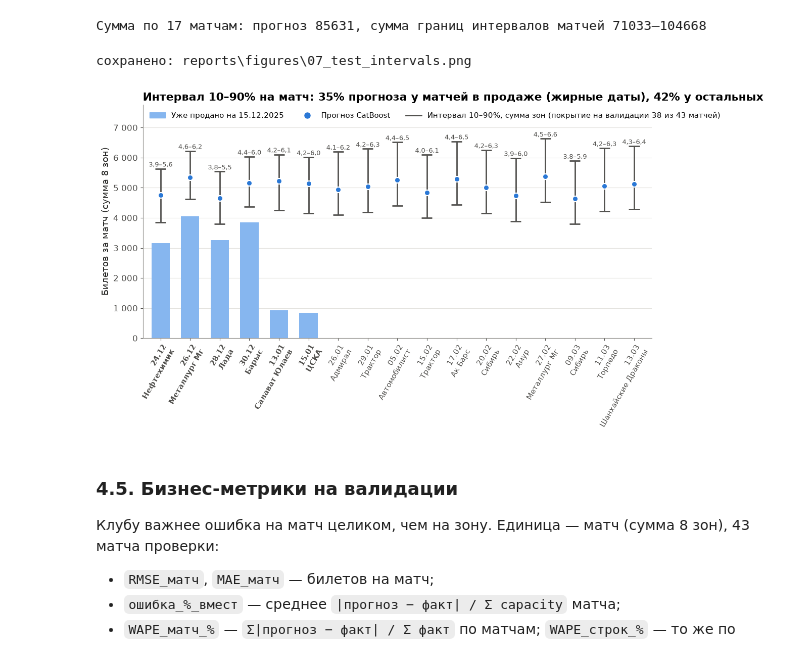
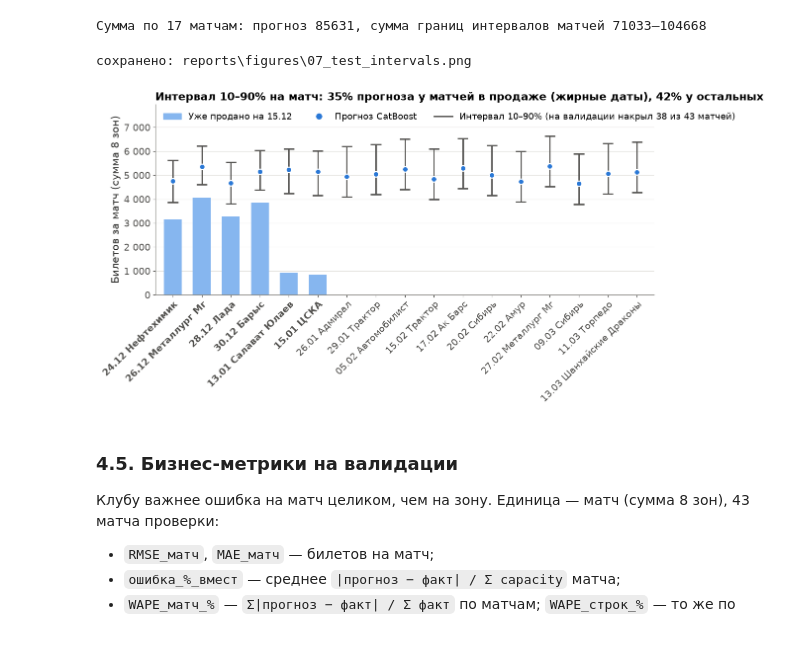
Before and after one commit to shertwg/datamatch-avangard, a Jupyter notebook: notebooks/04_report.ipynb, the cells around one changed output. Cells and saved outputs as stored; diff of their text form; code cells hidden in the pictures.

Commit message:
Figure 07: cleaner for slide
Co-Authored-By: Claude Opus 5.5 <noreply@anthropic.com>

```diff
--- a/notebooks/04_report.ipynb
+++ b/notebooks/04_report.ipynb
@@ -1257,40 +1257,40 @@ print(f"Сумма по 17 матчам: прогноз {TEST_INTERVAL[1]}, су
 | 16 | M102 | 13.03.2026 | Шанхайские Драконы | 0 | 0 | 5131 | 4281 | 6384 | 7065 | ... |
 Сумма по 17 матчам: прогноз 85631, сумма границ интервалов матчей 71033–104668
 # %%
-fig, ax = plt.subplots(figsize=(13, 6))
+# Под слайд: без подписей диапазонов (цифры — в CSV и заметках), крупные оси, ниже по высоте
+fig, ax = plt.subplots(figsize=(13, 5))
 x = np.arange(len(tmi))
 ax.bar(x, tmi["sold"], 0.62, color="#86b6ef", label="Уже продано на 15.12.2025", zorder=2)
 ax.vlines(x, tmi["low"], tmi["high"], color=INK2, lw=2, zorder=3)
 for cap_y in ("low", "high"):
     ax.hlines(tmi[cap_y], x - 0.18, x + 0.18, color=INK2, lw=2, zorder=3)
 ax.scatter(x, tmi["pred"], s=64, color=MODEL_COLORS["catboost"], edgecolor="white", linewidth=1.5, zorder=4,
            label="Прогноз CatBoost")
-for xi, lo, hi in zip(x, tmi["low"], tmi["high"]):
-    ax.text(xi, hi + 70, f"{ru(lo / 1000)}–{ru(hi / 1000)}", ha="center", fontsize=9.5, color=INK2)
-ax.set_xticks(x, [f"{d:%d.%m}\n{o}" for d, o in zip(tmi["match_date"], tmi["opponent"])],
-              rotation=60, ha="right", rotation_mode="anchor", fontsize=11)
+ax.set_xticks(x, [f"{d:%d.%m} {o}" for d, o in zip(tmi["match_date"], tmi["opponent"])],
+              rotation=45, ha="right", rotation_mode="anchor", fontsize=14)
 for lbl, s in zip(ax.get_xticklabels(), tmi["in_sale"]):
     if s:
         lbl.set_fontweight("bold")
 ax.set_xlim(-0.6, len(tmi) - 0.4)
-ax.set_ylim(0, tmi["high"].max() * 1.17)
-ax.set_ylabel("Билетов за матч (сумма 8 зон)")
+ax.set_ylim(0, tmi["high"].max() * 1.2)
+ax.set_ylabel("Билетов за матч (сумма 8 зон)", fontsize=15)
+ax.tick_params(axis="y", labelsize=14)
 ax.yaxis.set_major_formatter(plt.FuncFormatter(lambda v, _: ru(v, 0)))
 ax.grid(axis="x", visible=False)
 w_in = ((tmi["high"] - tmi["low"]) / tmi["pred"])[tmi["in_sale"]].mean()
 w_out = ((tmi["high"] - tmi["low"]) / tmi["pred"])[~tmi["in_sale"]].mean()
 ax.set_title(f"Интервал 10–90% на матч: {w_in:.0%} прогноза у матчей в продаже (жирные даты), "
              f"{w_out:.0%} у остальных")
-ax.legend(handles=[Patch(color="#86b6ef", label="Уже продано на 15.12.2025"),
+ax.legend(handles=[Patch(color="#86b6ef", label="Уже продано на 15.12"),
                    Line2D([], [], marker="o", ls="", ms=8, color=MODEL_COLORS["catboost"], label="Прогноз CatBoost"),
-                   Line2D([], [], color=INK2, lw=2, label=f"Интервал 10–90%, сумма зон (покрытие на валидации "
+                   Line2D([], [], color=INK2, lw=2, label=f"Интервал 10–90% (на валидации накрыл "
                                                          f"{COV_MATCH_SUM[0]} из {COV_MATCH_SUM[1]} матчей)")],
-          loc="upper left", ncol=3, fontsize=11)
+          loc="upper left", ncol=3, fontsize=13)
 save(fig, "07_test_intervals.png")
 plt.show()
 # %% [output]
 сохранено: reports\figures\07_test_intervals.png
-[figure, old version]
+[figure, new version]
 # %% [markdown]
 ### 4.5. Бизнес-метрики на валидации
 
```
Also changed, not shown: 3 other files.
